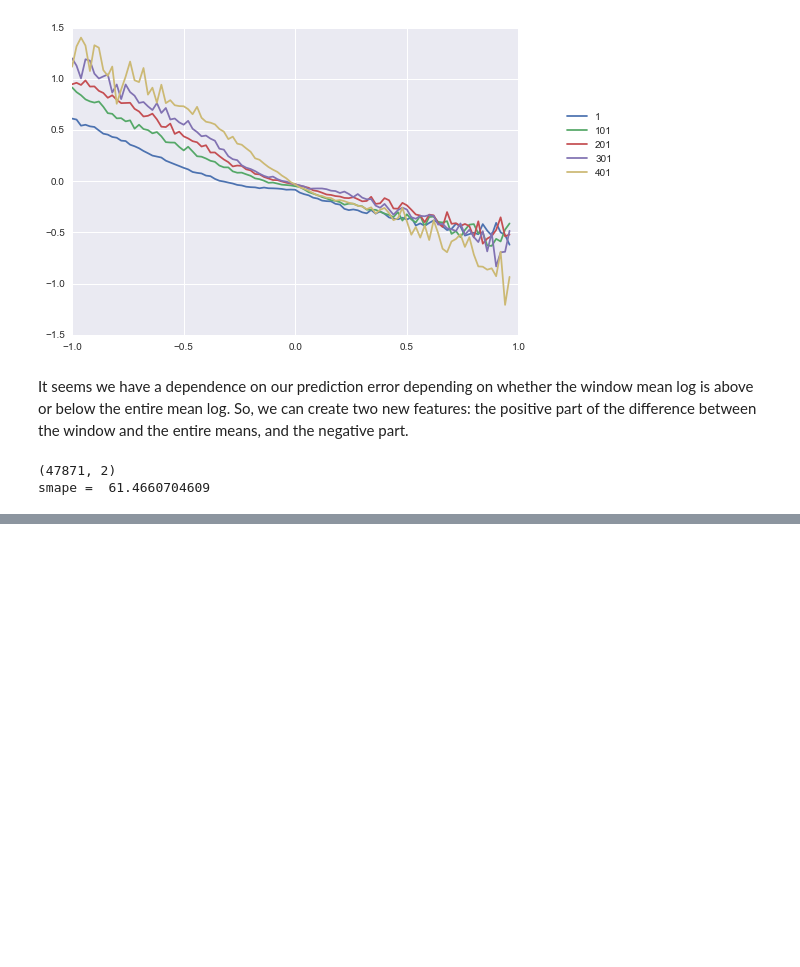
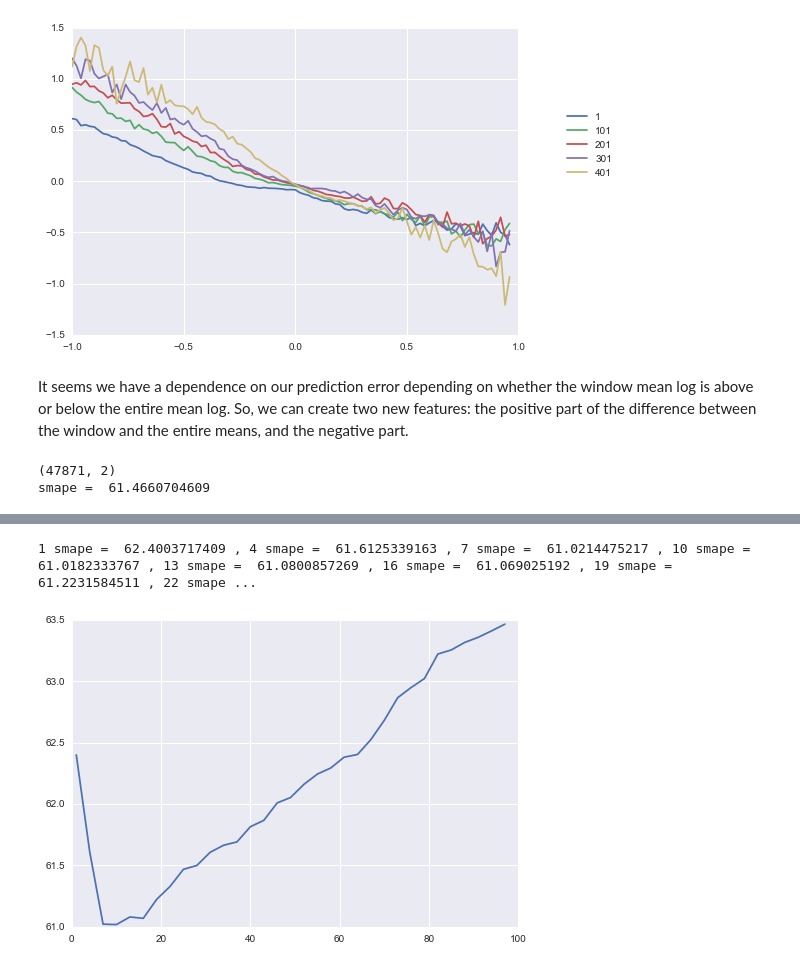
Before and after one commit to MatthewMcGonagle/KaggleWikiTraffic, a Jupyter notebook: AbsoluteWindowMeans.ipynb, the cells around one changed output, grey strips where cells are left out. Cells and saved outputs as stored; diff of their text form; code cells hidden in the pictures; blank space fills up the shorter version.

```diff
--- a/AbsoluteWindowMeans.ipynb
+++ b/AbsoluteWindowMeans.ipynb
@@ -291,0 +292,40 @@ plt.show()
+# %%
+# Now let's try searching over windowSize using quadratic features.
+
+windowSize = 101
+param = 30
+
+search = np.arange(1, 100, 3)
+X_train_l = np.log(param + X_train)
+X_valid_l = np.log(param + X_valid)
+
+results = []
+for var in search:
+
+    features_train = X_train_l.mean(axis = 1, keepdims = True)
+    window = X_train_l[:, -var:].mean(axis = 1, keepdims = True)
+    newfeature0 = window - X_train_lm
+    newfeature1 = newfeature0
+    newfeature2 = newfeature0**2
+    features_train = np.concatenate([features_train, newfeature1, newfeature2], axis = -1)
+
+    features_valid = X_valid_l.mean(axis = 1, keepdims = True)
+    window = X_valid_l[:, -var:].mean(axis = 1, keepdims = True)
+    newfeature0 = window - X_valid_lm
+    newfeature1 = newfeature0
+    newfeature2 = newfeature0**2
+    features_valid = np.concatenate([features_valid, newfeature1, newfeature2], axis = -1)
+
+    linear = LinearRegression()
+    linear.fit(features_train, Y_train_l)
+    Y_predict_l = linear.predict(features_valid)
+    Y_predict = -param + np.exp(Y_predict_l)
+    newsmape = smape(Y_predict + epsilon, Y_valid)
+    print(var, 'smape = ', newsmape, ', ', end = '')
+    results.append(newsmape)
+
+plt.plot(search, results)
+plt.show()
+# %% [output]
+1 smape =  62.4003717409 , 4 smape =  61.6125339163 , 7 smape =  61.0214475217 , 10 smape =  61.0182333767 , 13 smape =  61.0800857269 , 16 smape =  61.069025192 , 19 smape =  61.2231584511 , 22 smape ...
+[figure, added]
```
Also changed, not shown: parts of 25 cells of this notebook.
